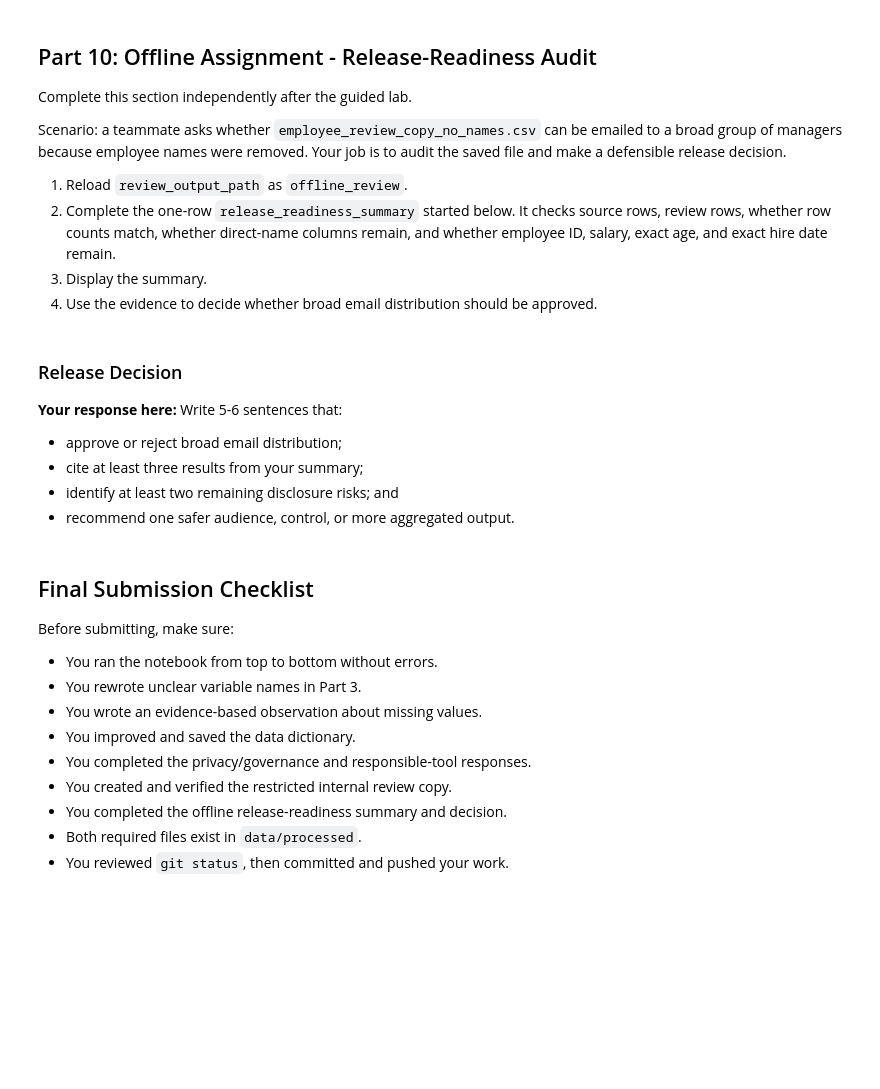
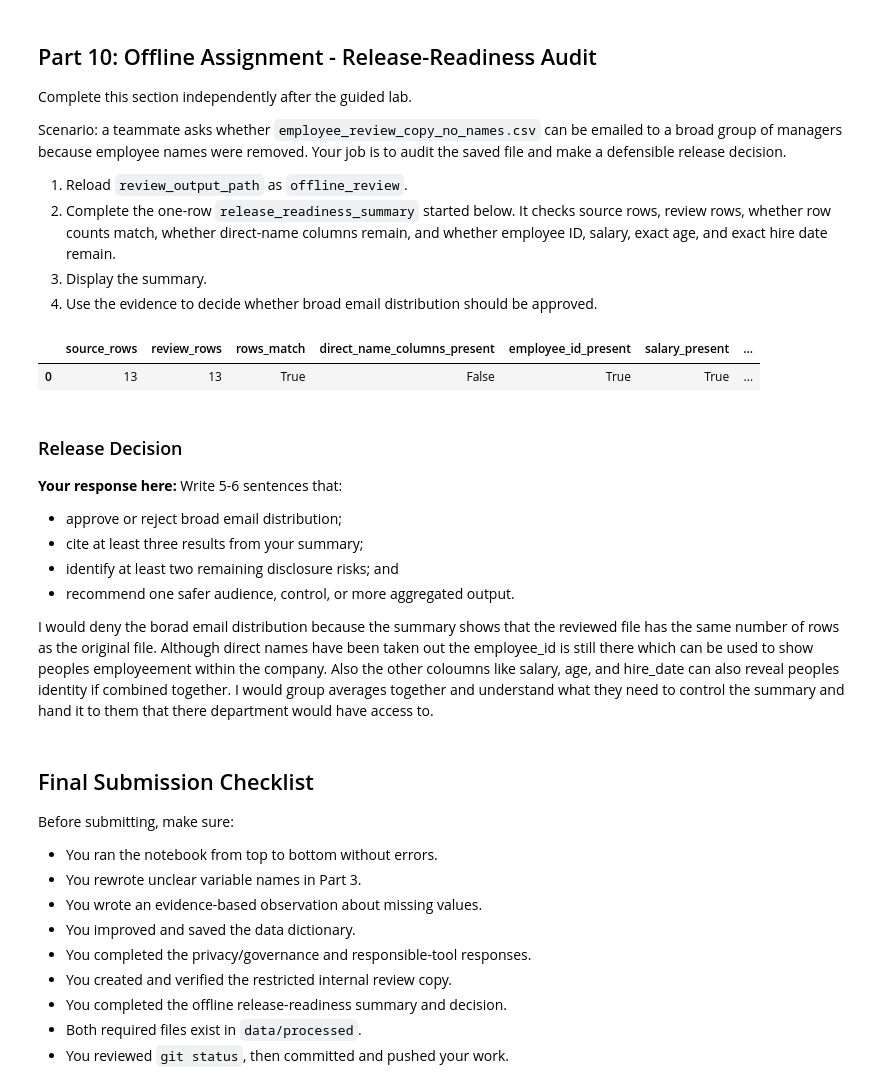
Before and after one commit to jonathanblum10/Ban6003-Week3-4-JonathanBlum, a Jupyter notebook: notebooks/week4_github_repro_governance_lab.ipynb, the cells around one changed output. Saved outputs shown, nothing was run; the diff lists cells and outputs as text; code cells hidden in the pictures; blank space fills up the shorter version.

Commit message:
Completed Week 4 and the offline assignment

```diff
--- a/notebooks/week4_github_repro_governance_lab.ipynb
+++ b/notebooks/week4_github_repro_governance_lab.ipynb
@@ -448,21 +448,24 @@ Scenario: a teammate asks whether `employee_review_copy_no_names.csv` can be ema
 # %%
 # Offline Assignment
 # Hint: use `"column_name" in offline_review.columns` for each remaining-field check.
 # The direct-name check is already completed as an example.
 offline_review = pd.read_csv(review_output_path)
 
 release_readiness_summary = pd.DataFrame([{
     "source_rows": len(employees_raw),
     "review_rows": len(offline_review),
     "rows_match": len(employees_raw) == len(offline_review),
     "direct_name_columns_present": bool(set(direct_name_columns) & set(offline_review.columns)),
-    "employee_id_present": None,  # TODO
-    "salary_present": None,  # TODO
-    "exact_age_present": None,  # TODO
-    "exact_hire_date_present": None,  # TODO
+    "employee_id_present": "employee_id" in offline_review.columns,  # TODO
+    "salary_present": "salary" in offline_review.columns,  # TODO
+    "exact_age_present": "age" in offline_review.columns,  # TODO
+    "exact_hire_date_present": "hire_date" in offline_review.columns,  # TODO
 }])
 
 release_readiness_summary
+# %% [output]
+|  | source_rows | review_rows | rows_match | direct_name_columns_present | employee_id_present | salary_present | ... |
+| 0 | 13 | 13 | True | False | True | True | ... |
 # %% [markdown]
 ### Release Decision
 
@@ -472,6 +475,8 @@ release_readiness_summary
 - cite at least three results from your summary;
 - identify at least two remaining disclosure risks; and
 - recommend one safer audience, control, or more aggregated output.
+
+I would deny the borad email distribution because the summary shows that the reviewed file has the same number of rows as the original file. Although direct names have been taken out the employee_id is still there which can be used to show peoples employeement within the company. Also the other coloumns like salary, age, and hire_date can also reveal peoples identity if combined together. I would group averages together and understand what they need to control the summary and hand it to them that there department would have access to.
 # %% [markdown]
 ## Final Submission Checklist
 
```
